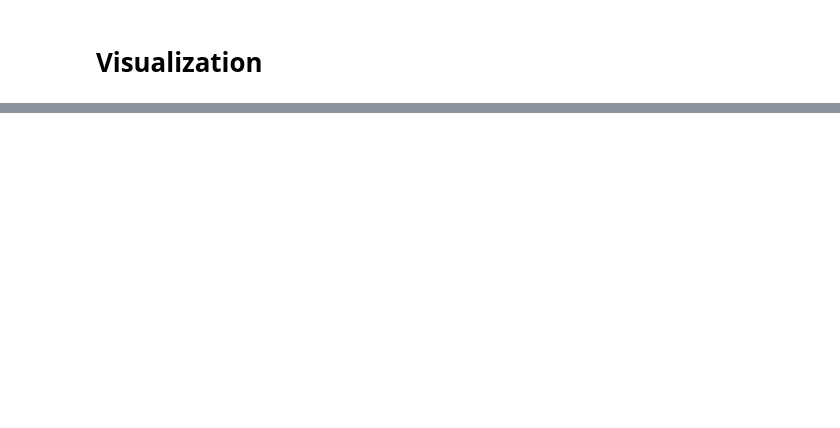
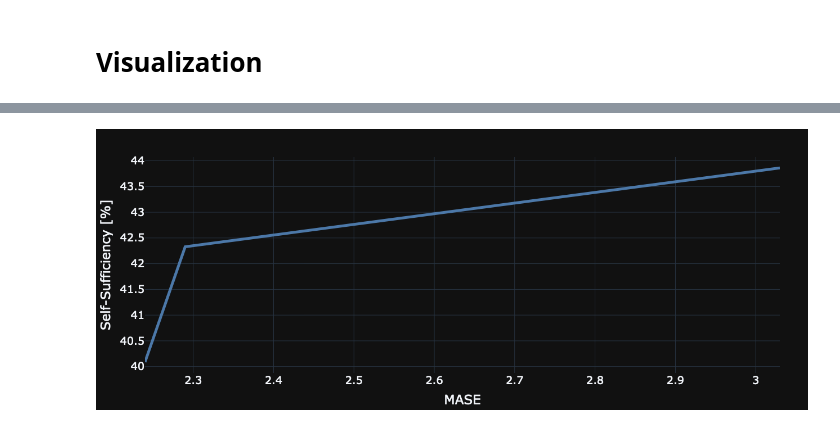
Before and after one commit to Jonathan56/pylec_forecastpaper, a Jupyter notebook: studies/ma.ipynb, the cells around one changed output, grey strips where cells are left out. Cells and saved outputs as stored; diff of their text form; code cells hidden in the pictures; blank space fills up the shorter version.

```diff
--- a/studies/ma.ipynb
+++ b/studies/ma.ipynb
@@ -120,0 +171,15 @@ Total time elapsed (hh:mm:ss) 0:00:06.757381
+# %%
+# Draw relation between value and quality
+fig = px.line(metrics, x='MASE', y='ssuff_%',
+              line_group='algo', color='algo')
+fig.update_layout(
+    layout,
+    height=500,
+    width=800,
+    showlegend=False,
+    yaxis={'title': 'Self-Sufficiency [%]'})
+fig.update_xaxes({'title': 'MASE'})
+fig.update_traces({'line': {'width' : 5}})
+fig.show()
+# %% [output]
+[figure, added]
```
Also changed, not shown: parts of 8 cells of this notebook, 3 other files.
